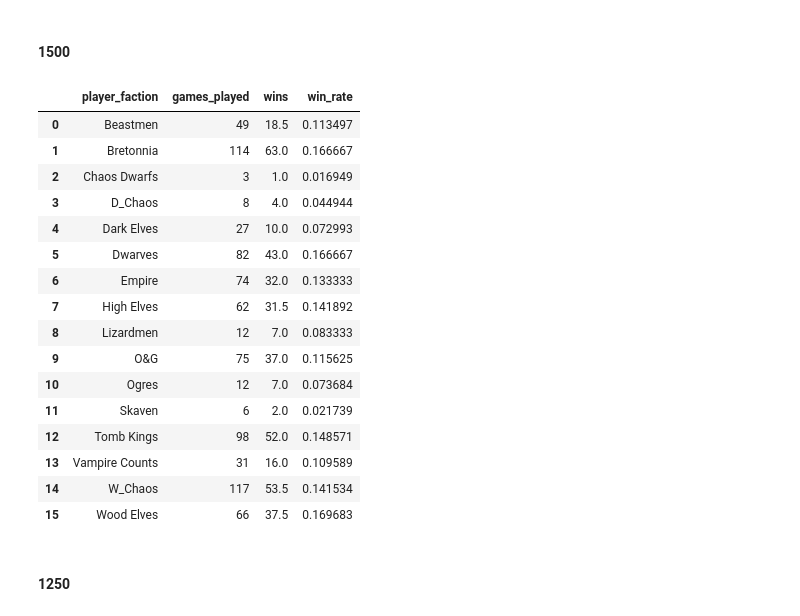
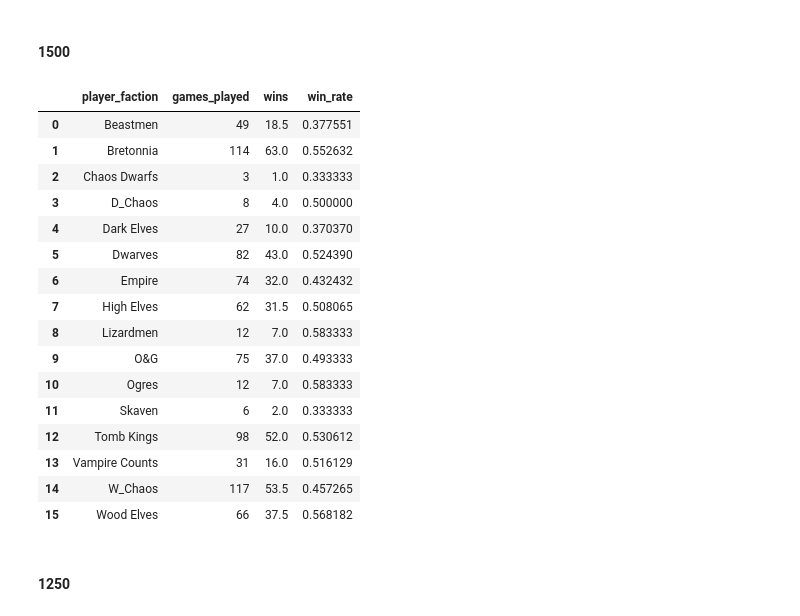
Before and after one commit to jacoblundeen/tow_analysis, a Jupyter notebook: tow_analysis.ipynb, the cells around one changed output. Saved outputs shown, nothing was run; the diff lists cells and outputs as text; code cells hidden in the pictures.

```diff
--- a/tow_analysis.ipynb
+++ b/tow_analysis.ipynb
@@ -151,28 +151,28 @@ tow_wr_2000
 # %%
 tow_wr_1500 = player_db.query("points == 1500").groupby(['player_faction'])['opponent_faction'].count().reset_index()
 tow_wins_1500 = player_db.query("points == 1500").groupby(['player_faction'])['result'].sum().reset_index()
 tow_wr_1500['wins'] = tow_wins_1500['result']
 tow_wr_1500.rename(columns={'opponent_faction':'games_played'}, inplace=True)
-tow_wr_1500['win_rate'] = tow_wr_1500['wins'] / tow_faction_wr['games_played']
+tow_wr_1500['win_rate'] = tow_wr_1500['wins'] / tow_wr_1500['games_played']
 tow_wr_1500
 # %% [output]
 |  | player_faction | games_played | wins | win_rate |
-| 0 | Beastmen | 49 | 18.5 | 0.113497 |
-| 1 | Bretonnia | 114 | 63.0 | 0.166667 |
-| 2 | Chaos Dwarfs | 3 | 1.0 | 0.016949 |
-| 3 | D_Chaos | 8 | 4.0 | 0.044944 |
-| 4 | Dark Elves | 27 | 10.0 | 0.072993 |
-| 5 | Dwarves | 82 | 43.0 | 0.166667 |
-| 6 | Empire | 74 | 32.0 | 0.133333 |
-| 7 | High Elves | 62 | 31.5 | 0.141892 |
-| 8 | Lizardmen | 12 | 7.0 | 0.083333 |
-| 9 | O&G | 75 | 37.0 | 0.115625 |
-| 10 | Ogres | 12 | 7.0 | 0.073684 |
-| 11 | Skaven | 6 | 2.0 | 0.021739 |
-| 12 | Tomb Kings | 98 | 52.0 | 0.148571 |
-| 13 | Vampire Counts | 31 | 16.0 | 0.109589 |
-| 14 | W_Chaos | 117 | 53.5 | 0.141534 |
-| 15 | Wood Elves | 66 | 37.5 | 0.169683 |
+| 0 | Beastmen | 49 | 18.5 | 0.377551 |
+| 1 | Bretonnia | 114 | 63.0 | 0.552632 |
+| 2 | Chaos Dwarfs | 3 | 1.0 | 0.333333 |
+| 3 | D_Chaos | 8 | 4.0 | 0.500000 |
+| 4 | Dark Elves | 27 | 10.0 | 0.370370 |
+| 5 | Dwarves | 82 | 43.0 | 0.524390 |
+| 6 | Empire | 74 | 32.0 | 0.432432 |
+| 7 | High Elves | 62 | 31.5 | 0.508065 |
+| 8 | Lizardmen | 12 | 7.0 | 0.583333 |
+| 9 | O&G | 75 | 37.0 | 0.493333 |
+| 10 | Ogres | 12 | 7.0 | 0.583333 |
+| 11 | Skaven | 6 | 2.0 | 0.333333 |
+| 12 | Tomb Kings | 98 | 52.0 | 0.530612 |
+| 13 | Vampire Counts | 31 | 16.0 | 0.516129 |
+| 14 | W_Chaos | 117 | 53.5 | 0.457265 |
+| 15 | Wood Elves | 66 | 37.5 | 0.568182 |
 # %% [markdown]
 #### 1250
 # %%
```
Also changed, not shown: parts of 3 cells of this notebook.
